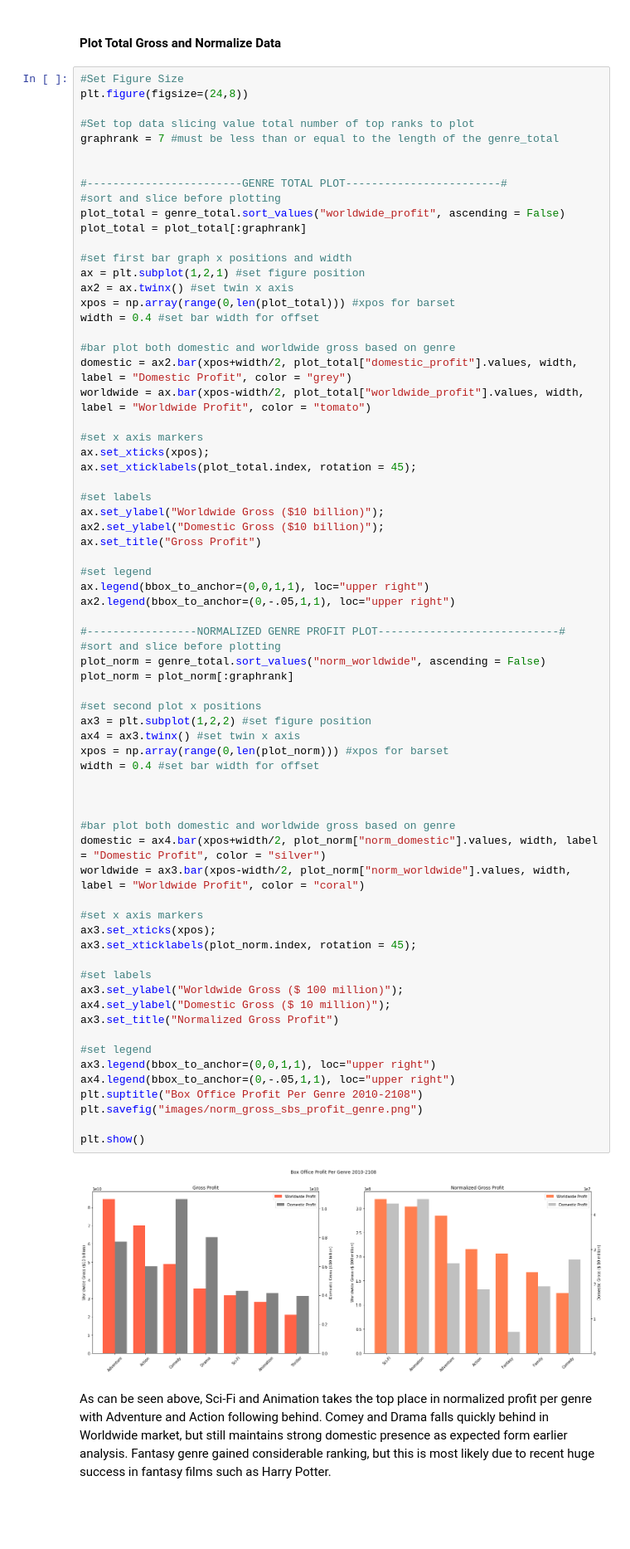
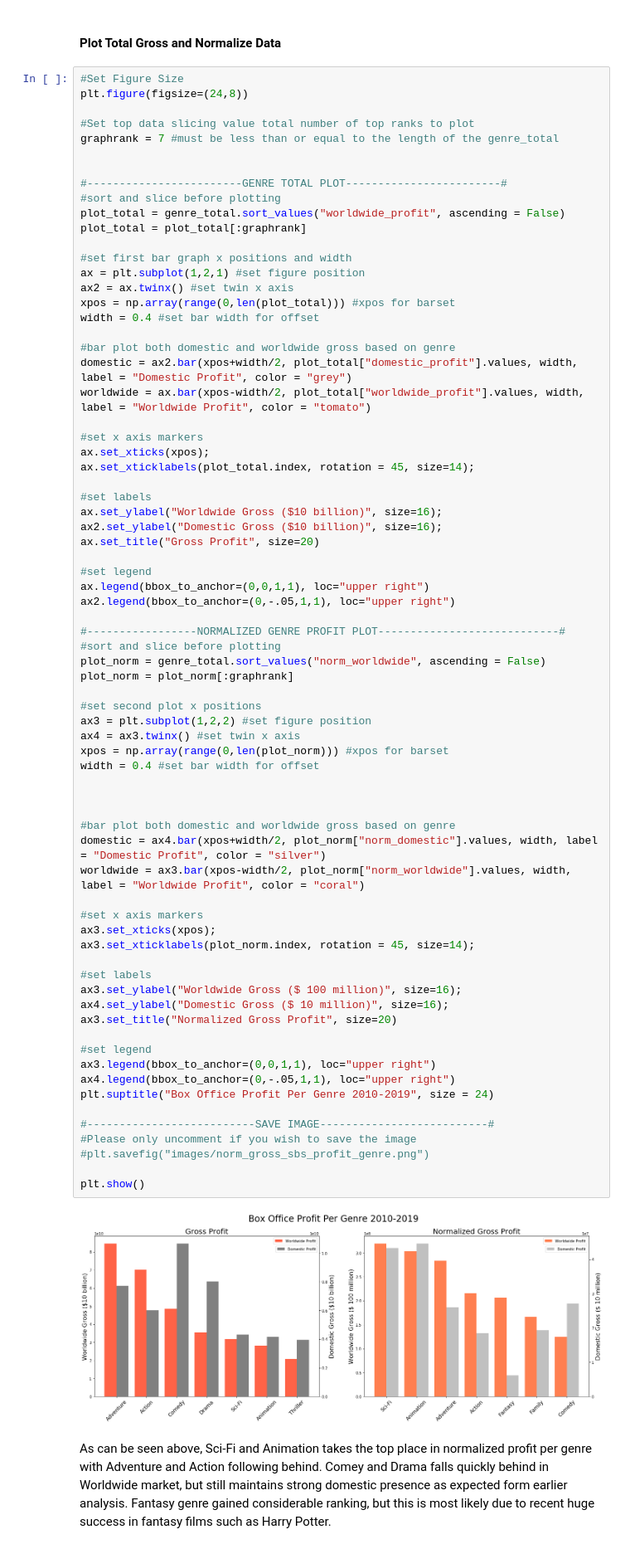
Before and after one commit to yunghanjeong/091420NYCDS_P1_G2_Project, a Jupyter notebook: prelim_eda_yung.ipynb, the cells around one changed output. Shown at 83% size. Saved outputs shown, nothing was run; the diff lists cells and outputs as text; blank space fills up the shorter version.

```diff
--- a/prelim_eda_yung.ipynb
+++ b/prelim_eda_yung.ipynb
@@ -207,51 +209,54 @@ worldwide = ax.bar(xpos-width/2, plot_total["worldwide_profit"].values, width, l
 
 #set x axis markers
 ax.set_xticks(xpos);
-ax.set_xticklabels(plot_total.index, rotation = 45);
+ax.set_xticklabels(plot_total.index, rotation = 45, size=14);
 
 #set labels
-ax.set_ylabel("Worldwide Gross ($10 billion)");
-ax2.set_ylabel("Domestic Gross ($10 billion)");
-ax.set_title("Gross Profit")
+ax.set_ylabel("Worldwide Gross ($10 billion)", size=16);
+ax2.set_ylabel("Domestic Gross ($10 billion)", size=16);
+ax.set_title("Gross Profit", size=20)
 
 #set legend
 ax.legend(bbox_to_anchor=(0,0,1,1), loc="upper right")
 ax2.legend(bbox_to_anchor=(0,-.05,1,1), loc="upper right")
 
 #-----------------NORMALIZED GENRE PROFIT PLOT----------------------------#
 #sort and slice before plotting
 plot_norm = genre_total.sort_values("norm_worldwide", ascending = False)
 plot_norm = plot_norm[:graphrank]
 
 #set second plot x positions
 ax3 = plt.subplot(1,2,2) #set figure position
 ax4 = ax3.twinx() #set twin x axis
 xpos = np.array(range(0,len(plot_norm))) #xpos for barset
 width = 0.4 #set bar width for offset
 
 
 
 #bar plot both domestic and worldwide gross based on genre
 domestic = ax4.bar(xpos+width/2, plot_norm["norm_domestic"].values, width, label = "Domestic Profit", color = "silver")
 worldwide = ax3.bar(xpos-width/2, plot_norm["norm_worldwide"].values, width, label = "Worldwide Profit", color = "coral")
 
 #set x axis markers
 ax3.set_xticks(xpos);
-ax3.set_xticklabels(plot_norm.index, rotation = 45);
+ax3.set_xticklabels(plot_norm.index, rotation = 45, size=14);
 
 #set labels
-ax3.set_ylabel("Worldwide Gross ($ 100 million)");
-ax4.set_ylabel("Domestic Gross ($ 10 million)");
-ax3.set_title("Normalized Gross Profit")
+ax3.set_ylabel("Worldwide Gross ($ 100 million)", size=16);
+ax4.set_ylabel("Domestic Gross ($ 10 million)", size=16);
+ax3.set_title("Normalized Gross Profit", size=20)
 
 #set legend
 ax3.legend(bbox_to_anchor=(0,0,1,1), loc="upper right")
 ax4.legend(bbox_to_anchor=(0,-.05,1,1), loc="upper right")
-plt.suptitle("Box Office Profit Per Genre 2010-2108")
-plt.savefig("images/norm_gross_sbs_profit_genre.png")
+plt.suptitle("Box Office Profit Per Genre 2010-2019", size = 24)
+
+#--------------------------SAVE IMAGE--------------------------#
+#Please only uncomment if you wish to save the image
+#plt.savefig("images/norm_gross_sbs_profit_genre.png")
 
 plt.show()
 # %% [output]
-[figure, old version]
+[figure, new version]
 # %% [markdown]
 As can be seen above, Sci-Fi and Animation takes the top place in normalized profit per genre with Adventure and Action following behind. Comey and Drama falls quickly behind in Worldwide market, but still maintains strong domestic presence as expected form earlier analysis. Fantasy genre gained considerable ranking, but this is most likely due to recent huge success in fantasy films such as Harry Potter.
```
Also changed, not shown: parts of 11 cells of this notebook.
